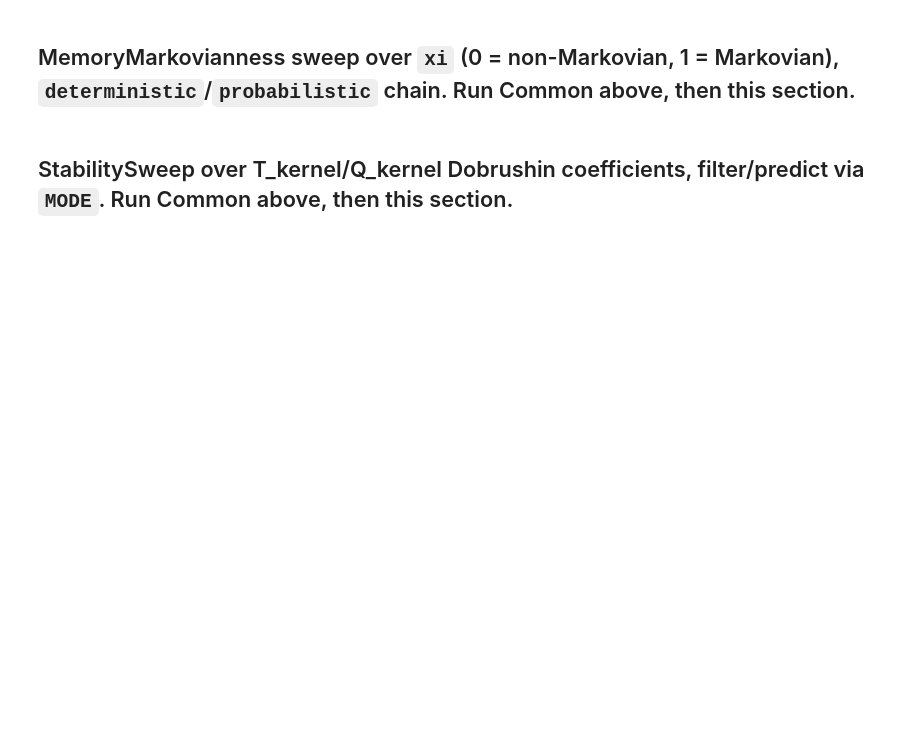
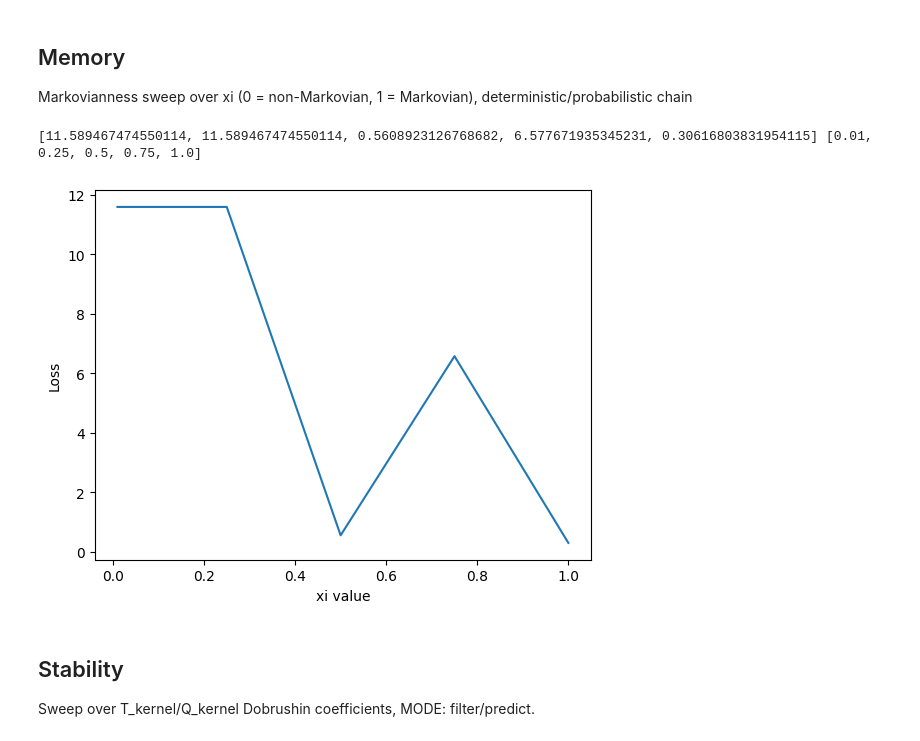
Before and after one commit to Jakefeldmanstarosta/transformer, a Jupyter notebook: implementation.ipynb, the cells around one changed output. Saved outputs shown, nothing was run; the diff lists cells and outputs as text; code cells hidden in the pictures; blank space fills up the shorter version.

```diff
--- a/implementation.ipynb
+++ b/implementation.ipynb
@@ -5,3 +11,15 @@ import osimport numpy as npfrom scipy.optimize import linprogimport matplotlib.p
 # %%
-# QUANTIZERS#statedef Q_n(s, S_n):    diffs = np.abs(s - S_n)    return S_n[np.argmin(diffs)]def quantize_probability(p, l):    return round(p * (l - 1))/ (l-1)def R_l(mu_k):    quantized = [[quantize_probability(x, l) for x in mu_i] for mu_i in mu_k]    return quantized
+# QUANTIZERS
+
+#state
+def Q_n(s, S_n):
+    diffs = np.abs(s - S_n)
+    return S_n[np.argmin(diffs)]
+
+def quantize_probability(p, l):
+    return round(p * (l - 1))/ (l-1)
+
+def R_l(mu_k):
+    quantized = [[quantize_probability(x, l) for x in mu_i] for mu_i in mu_k]
+    return quantized
 # %%
@@ -25,3 +397,4 @@ def C_T(mu_T, y, loss, u = None):    K_local = len(y)    total = 0    for k in r
 # %% [markdown]
-## MemoryMarkovianness sweep over `xi` (0 = non-Markovian, 1 = Markovian), `deterministic`/`probabilistic` chain. Run Common above, then this section.
+## Memory
+Markovianness sweep over xi (0 = non-Markovian, 1 = Markovian), deterministic/probabilistic chain
 # %%
@@ -29,5 +465,50 @@ RESULTS_PATH = r"C:\Users\jakef\Projects\next-token-prediction-control\results\m
 # %%
-xi_values = [0.01, 0.25, 0.5, 0.75, 1.0]  # 0 = non-Markovian, 1 = Markovianlosses = []num_trials = 3for xi in xi_values:    loss_sum = 0    for trial in range(num_trials):        actions, mu, y = train(generate_pairs, xi)        train_name = "train" + str(xi) + "-trial" + str(trial)        train_loss = C_T(mu[T], y, LOSS, actions[-1])        plot_state_predictions(mu, y, RESULTS_PATH, train_name)        plot_promptwise_loss(mu, y, train_loss, RESULTS_PATH, train_name)        mu_test, y_test = test(actions, generate_pairs, xi)        test_name = "test" + str(xi) + "-trial" + str(trial)        loss = C_T(mu_test[T], y_test, LOSS, actions[-1])        plot_state_predictions(mu_test, y_test, RESULTS_PATH, test_name)        plot_promptwise_loss(mu_test, y_test, loss, RESULTS_PATH, test_name)        loss_sum += loss    losses.append(loss_sum / num_trials)print(losses, xi_values)plt.plot(xi_values, losses)plt.xlabel("xi value")plt.ylabel("Loss")plt.show()
+xi_values = [0.01, 0.25, 0.5, 0.75, 1.0]  # 0 = non-Markovian, 1 = Markovian
+
+losses = []
+num_trials = 1
+weights = []
+
+for xi in xi_values:
+    loss_sum = 0
+    for trial in range(num_trials):
+        actions, mu, y = train(generate_pairs, xi)
+        train_name = "train" + str(xi) + "-trial" + str(trial)
+        train_loss = C_T(mu[T], y, LOSS, actions[-1])
+        plot_state_predictions(mu, y, RESULTS_PATH, train_name)
+        plot_promptwise_loss(mu, y, train_loss, RESULTS_PATH, train_name)
+
+        mu_test, y_test = test(actions, generate_pairs, xi)
+        test_name = "test" + str(xi) + "-trial" + str(trial)
+        loss = C_T(mu_test[T], y_test, LOSS, actions[-1])
+        plot_state_predictions(mu_test, y_test, RESULTS_PATH, test_name)
+        plot_promptwise_loss(mu_test, y_test, loss, RESULTS_PATH, test_name)
+        loss_sum += loss
+
+        weights.append({
+            "xi": xi,
+            "trial": trial,
+            "train_loss": float(train_loss),
+            "test_loss": float(loss),
+            "weights": [action_to_dict(u) for u in actions]
+        })
+
+
+    losses.append(loss_sum / num_trials)
+
+print(losses, xi_values)
+
+with open(os.path.join(RESULTS_PATH, "weights.json"), "w") as file_handle:
+    json.dump(weights, file_handle, indent = 2)
+
+plt.plot(xi_values, losses)
+plt.xlabel("xi value")
+plt.ylabel("Loss")
+plt.show()
+# %% [output]
+[11.589467474550114, 11.589467474550114, 0.5608923126768682, 6.577671935345231, 0.30616803831954115] [0.01, 0.25, 0.5, 0.75, 1.0]
+[figure, added]
 # %% [markdown]
-## StabilitySweep over T_kernel/Q_kernel Dobrushin coefficients, filter/predict via `MODE`. Run Common above, then this section.
+## Stability
+Sweep over T_kernel/Q_kernel Dobrushin coefficients, MODE: filter/predict.
 # %%
```
Also changed, not shown: parts of 16 cells of this notebook, 2 other files.
